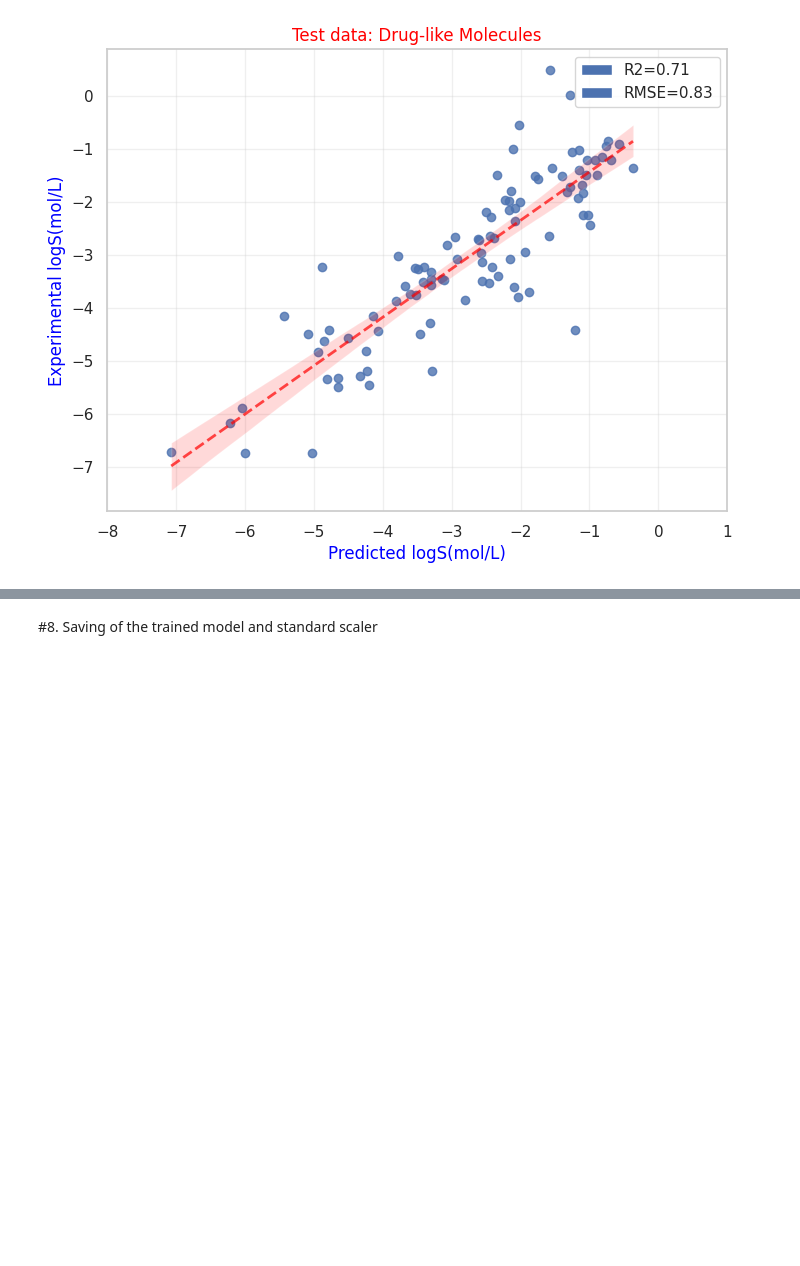
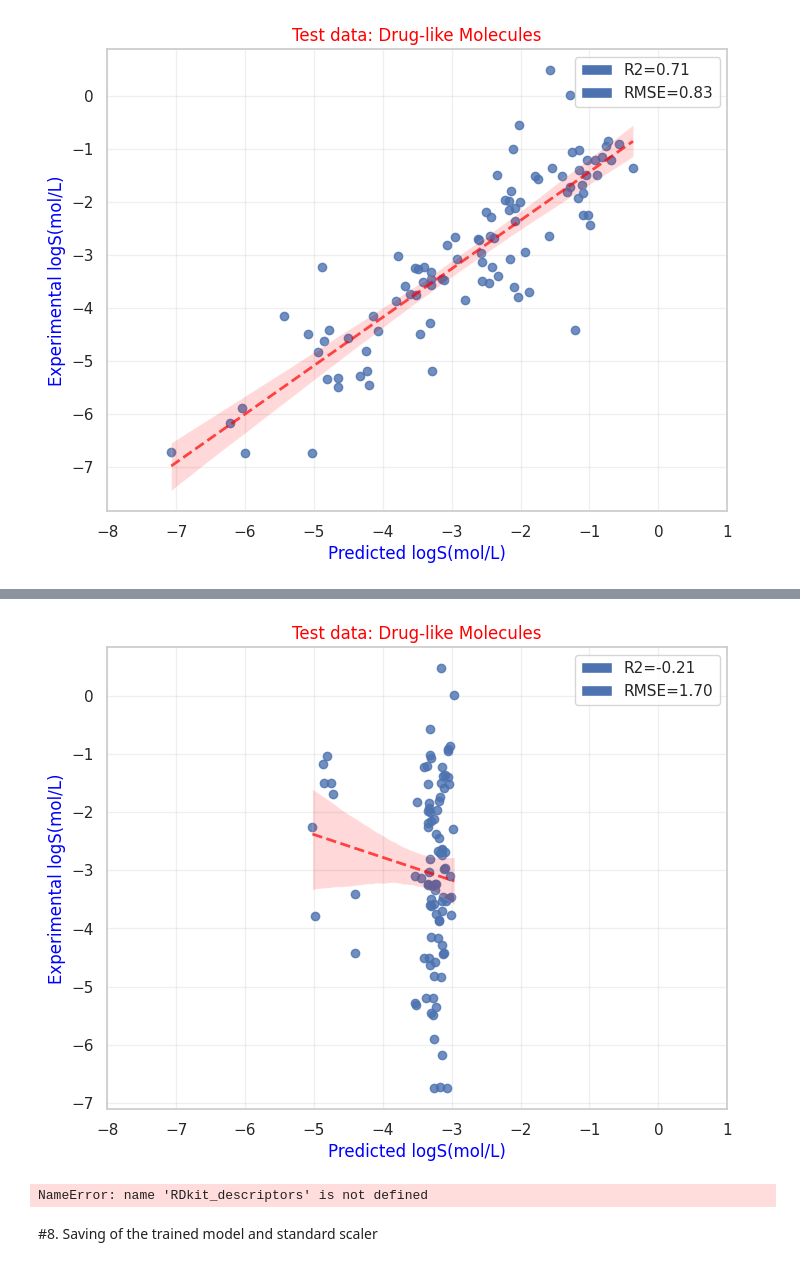
Before and after one commit to LucasCossard/WSPP_Projectppchem, a Jupyter notebook: Notebook_WSP.ipynb, the cells around one changed output, grey strips where cells are left out. Cells and saved outputs as stored; diff of their text form; code cells hidden in the pictures; blank space fills up the shorter version.

```diff
--- a/Notebook_WSP.ipynb
+++ b/Notebook_WSP.ipynb
@@ -613,0 +635,30 @@ plot_data(data_dl["LogS exp (mol/L)"], y_test_preds,
+# %%
+from sklearn.impute import SimpleImputer
+
+# Calculate molecular descriptors for the test data
+Mol_descriptors_test, desc_names_test = RDkit_descriptors(data_dl["SMILES"])
+data_dl_descriptors = pd.DataFrame(Mol_descriptors_test, columns=desc_names_test)
+
+# Impute missing values in the test data
+imputer = SimpleImputer(strategy='mean')
+x_scaled_test_imputed = imputer.fit_transform(data_dl_descriptors)
+
+# Check the number of features in the training data (assuming it's the same as the model's expected features)
+num_train_features = x_train_scaled.shape[1]
+
+# If the number of features in the test data does not match the number of features in the training data,
+# adjust the test data accordingly
+if x_scaled_test_imputed.shape[1] != num_train_features:
+    if x_scaled_test_imputed.shape[1] < num_train_features:
+        # Add dummy columns for missing features
+        num_missing_features = num_train_features - x_scaled_test_imputed.shape[1]
+        dummy_columns = np.zeros((x_scaled_test_imputed.shape[0], num_missing_features))
+        x_scaled_test_adjusted = np.hstack((x_scaled_test_imputed, dummy_columns))
+    elif x_scaled_test_imputed.shape[1] > num_train_features:
+        # Remove excess features
+        x_scaled_test_adjusted = x_scaled_test_imputed[:, :num_train_features]
+else:
+    x_scaled_test_adjusted = x_scaled_test_imputed
+
+# Predict solubility of the adjusted test data
+y_test_preds = modelRF.predict(x_scaled_test_adjusted)
@@ -614,3 +683,22 @@ plot_data(data_dl["LogS exp (mol/L)"], y_test_preds,
+# %%
+# Plotting testing set
+sn.set_theme(style="whitegrid")
+plot_data_RF(data_dl["LogS exp (mol/L)"], y_test_preds,
+           "Test data: Drug-like Molecules")
+# %% [output]
+[figure, added]
+# %%
+#Calculate molecular descriptors for the test data or 98 compounds
+Mol_descriptors_test , desc_names_test = RDkit_descriptors(data_dl["SMILES"])
+data_dl_descriptors = pd.DataFrame(Mol_descriptors_test,columns=desc_names_test)
+
+# Standard scaler - transform
+x_scaled_test = custom_scaler.transform(data_dl_descriptors)
+
+# Predict solubility of the test data
+y_test_preds = modelRF.predict(x_scaled_test)
+# %% [output]
+NameError: name 'RDkit_descriptors' is not defined
 # %% [markdown]
 #8. Saving of the trained model and standard scaler
 # %%
```
Also changed, not shown: parts of 19 cells of this notebook.
